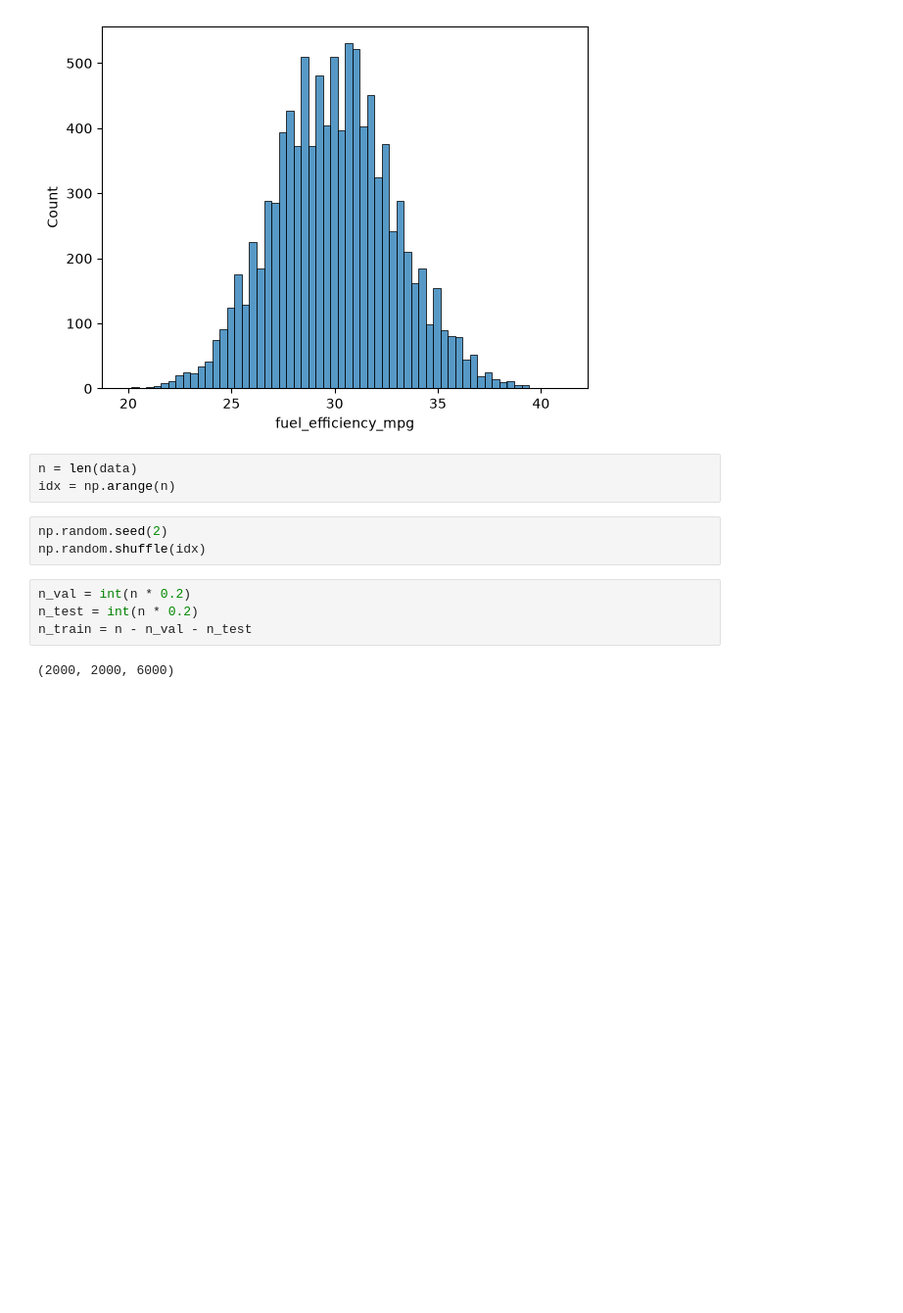
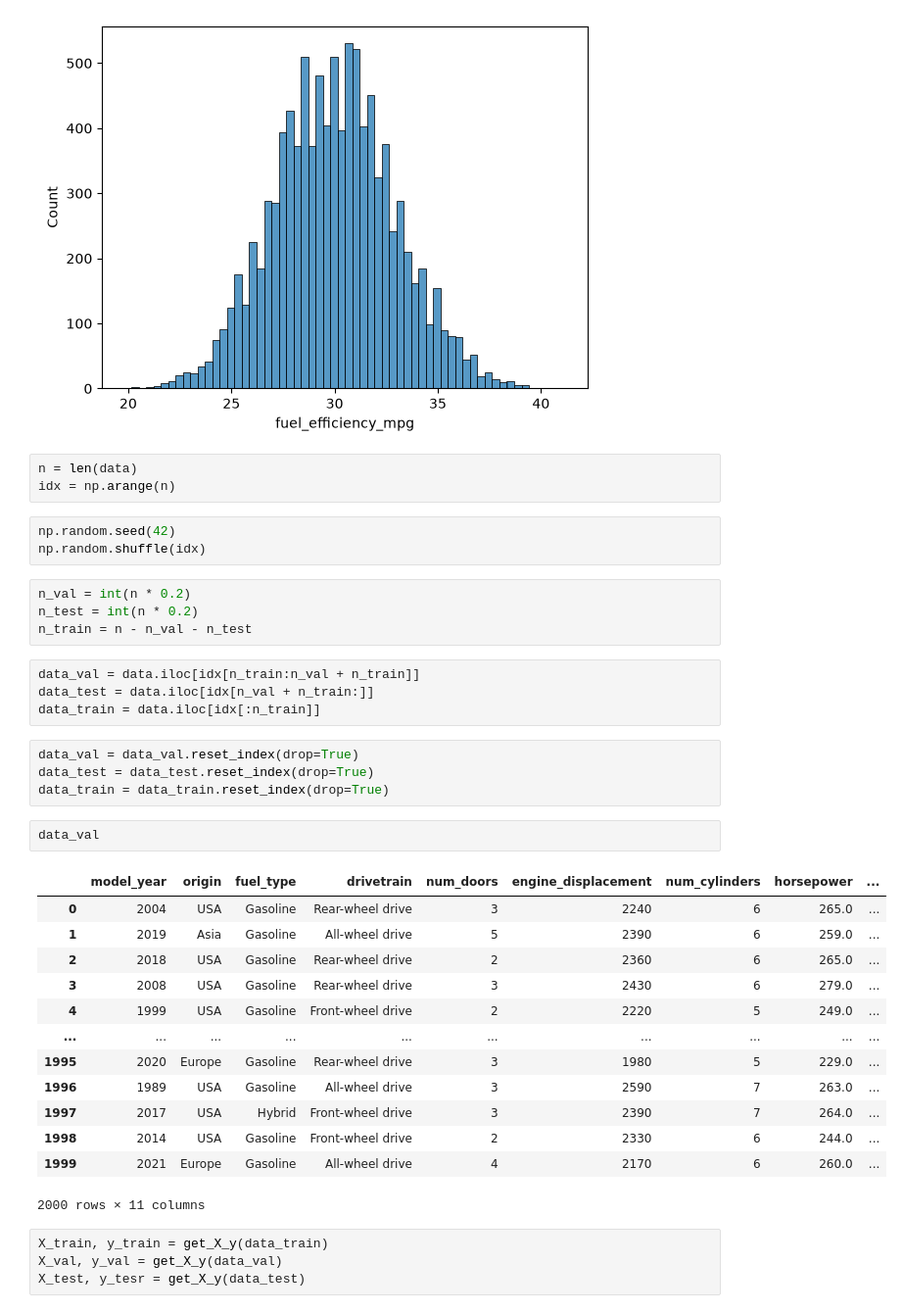
Before and after one commit to dolerant45/ML-ZoomCamp, a Jupyter notebook: cohorts/2026/homework/02-regression/Homework_2.ipynb, the cells around one changed output. Shown at 98% size. Drawn from its saved outputs; the diff is of its cells as text; blank space fills up the shorter version.

```diff
--- a/cohorts/2026/homework/02-regression/Homework_2.ipynb
+++ b/cohorts/2026/homework/02-regression/Homework_2.ipynb
@@ -45,12 +73,37 @@ sns.histplot(data['fuel_efficiency_mpg'])
 n = len(data)
 idx = np.arange(n)
 # %%
-np.random.seed(2)
+np.random.seed(42)
 np.random.shuffle(idx)
 # %%
 n_val = int(n * 0.2)
 n_test = int(n * 0.2)
 n_train = n - n_val - n_test
 # %%
+data_val = data.iloc[idx[n_train:n_val + n_train]]
+data_test = data.iloc[idx[n_val + n_train:]]
+data_train = data.iloc[idx[:n_train]]
-# %% [output]
-(2000, 2000, 6000)
+# %%
+data_val = data_val.reset_index(drop=True)
+data_test = data_test.reset_index(drop=True)
+data_train = data_train.reset_index(drop=True)
+# %%
+data_val
+# %% [output]
+|  | model_year | origin | fuel_type | drivetrain | num_doors | engine_displacement | num_cylinders | horsepower | ... |
+| 0 | 2004 | USA | Gasoline | Rear-wheel drive | 3 | 2240 | 6 | 265.0 | ... |
+| 1 | 2019 | Asia | Gasoline | All-wheel drive | 5 | 2390 | 6 | 259.0 | ... |
+| 2 | 2018 | USA | Gasoline | Rear-wheel drive | 2 | 2360 | 6 | 265.0 | ... |
+| 3 | 2008 | USA | Gasoline | Rear-wheel drive | 3 | 2430 | 6 | 279.0 | ... |
+| 4 | 1999 | USA | Gasoline | Front-wheel drive | 2 | 2220 | 5 | 249.0 | ... |
+| ... | ... | ... | ... | ... | ... | ... | ... | ... | ... |
+| 1995 | 2020 | Europe | Gasoline | Rear-wheel drive | 3 | 1980 | 5 | 229.0 | ... |
+| 1996 | 1989 | USA | Gasoline | All-wheel drive | 3 | 2590 | 7 | 263.0 | ... |
+| 1997 | 2017 | USA | Hybrid | Front-wheel drive | 3 | 2390 | 7 | 264.0 | ... |
+| 1998 | 2014 | USA | Gasoline | Front-wheel drive | 2 | 2330 | 6 | 244.0 | ... |
+| 1999 | 2021 | Europe | Gasoline | All-wheel drive | 4 | 2170 | 6 | 260.0 | ... |
+2000 rows × 11 columns
+# %%
+X_train, y_train = get_X_y(data_train)
+X_val, y_val = get_X_y(data_val)
+X_test, y_tesr = get_X_y(data_test)
```
Also changed, not shown: parts of 55 cells of this notebook.
